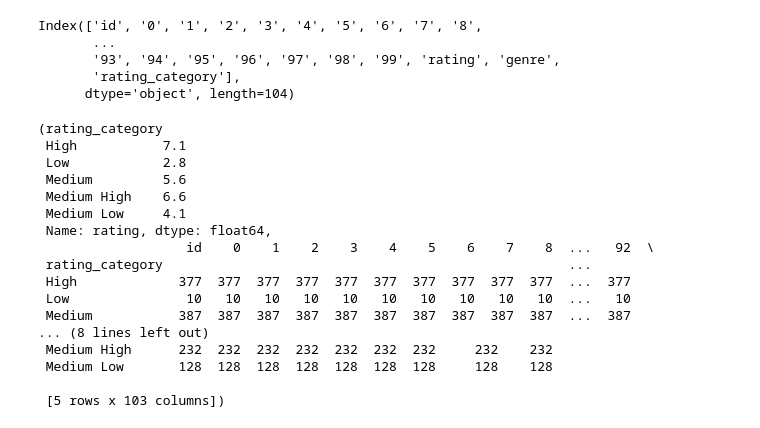
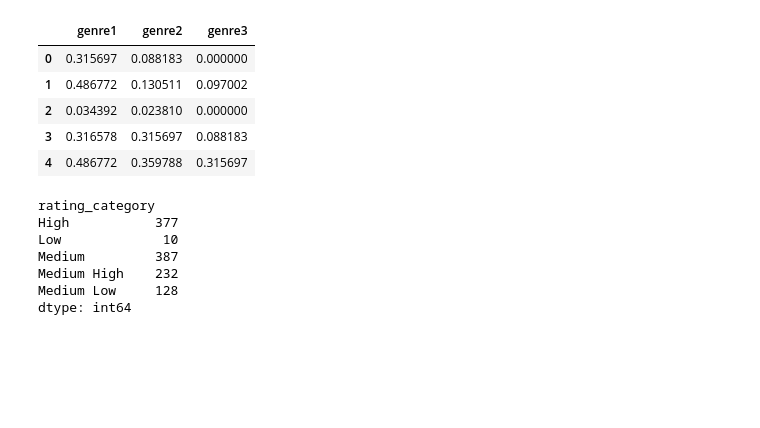
Before and after one commit to ChefBB/dm2_project, a Jupyter notebook: TS/rnn_ts.ipynb, the cells around one changed output. Saved outputs shown, nothing was run; the diff lists cells and outputs as text; code cells hidden in the pictures; blank space fills up the shorter version.

```diff
--- a/TS/rnn_ts.ipynb
+++ b/TS/rnn_ts.ipynb
@@ -9,3 +9,10 @@ parent_dir = os.path.dirname(os.getcwd())
 df = pd.read_csv(os.path.join(
     parent_dir, 'dm2_dataset_2425_imdb',
     'imdb_ts.csv'))
+# %%
+df['genre'] = df['genre'].apply(lambda x: x.split(',') if pd.notna(x) else x)
+# clean genre column from [, ], '
+df['genre'] = df['genre'].apply(
+    lambda x: [i.strip().replace("'", "").replace("[", "").replace("]", "") for i in x] if isinstance(x, list) else x
+)
+df['genre']
@@ -11,0 +32,7 @@ df = pd.read_csv(os.path.join(
+# %%
+# Compute frequency encoding for each genre
+from collections import Counter
+genre_counts = Counter(genre for sublist in df['genre'].dropna() for genre in sublist)
+genre_freq = {genre: count / len(df) for genre, count in genre_counts.items()}
+
+genre_freq
@@ -12,31 +57,37 @@ df = pd.read_csv(os.path.join(
+# %%
+# convert genre column into genre1, genre2, genre3 columns, sorting on frequency
+df['genre'] = df['genre'].apply(lambda x: sorted(x, key=lambda y: genre_freq.get(y, 0), reverse=True) if isinstance(x, list) else x)
+
+genre_cols = ['genre1', 'genre2', 'genre3']
+
+df[genre_cols] = pd.DataFrame(df['genre'].tolist(), index=df.index).iloc[:, :3]
+df = df.drop(columns=['genre'])
+# %%
+# convert genre columns into frequency encoding
+df['genre1'] = df['genre1'].map(genre_freq)
+df['genre2'] = df['genre2'].map(genre_freq)
+df['genre3'] = df['genre3'].map(genre_freq)
 # %%
-df.columns
+df = df.fillna(0)
+
+df[genre_cols].head()
 # %% [output]
-Index(['id', '0', '1', '2', '3', '4', '5', '6', '7', '8',
-       ...
-       '93', '94', '95', '96', '97', '98', '99', 'rating', 'genre',
-       'rating_category'],
-      dtype='object', length=104)
+|  | genre1 | genre2 | genre3 |
+| 0 | 0.315697 | 0.088183 | 0.000000 |
+| 1 | 0.486772 | 0.130511 | 0.097002 |
+| 2 | 0.034392 | 0.023810 | 0.000000 |
+| 3 | 0.316578 | 0.315697 | 0.088183 |
+| 4 | 0.486772 | 0.359788 | 0.315697 |
 # %%
-df.groupby('rating_category').count()
+df.groupby('rating_category').size()
 # %% [output]
-(rating_category
- High           7.1
- Low            2.8
- Medium         5.6
- Medium High    6.6
- Medium Low     4.1
- Name: rating, dtype: float64,
-                   id    0    1    2    3    4    5    6    7    8  ...   92  \
- rating_category                                                    ...
- High             377  377  377  377  377  377  377  377  377  377  ...  377
- Low               10   10   10   10   10   10   10   10   10   10  ...   10
- Medium           387  387  387  387  387  387  387  387  387  387  ...  387
-... (8 lines left out)
- Medium High      232  232  232  232  232  232  232     232    232
- Medium Low       128  128  128  128  128  128  128     128    128
-
- [5 rows x 103 columns])
+rating_category
+High           377
+Low             10
+Medium         387
+Medium High    232
+Medium Low     128
+dtype: int64
 # %%
 # merge Medium Low and Low into a single category
 df['rating_category'] = df['rating_category'].replace({
```
Also changed, not shown: parts of 12 cells of this notebook, 14 other files.
